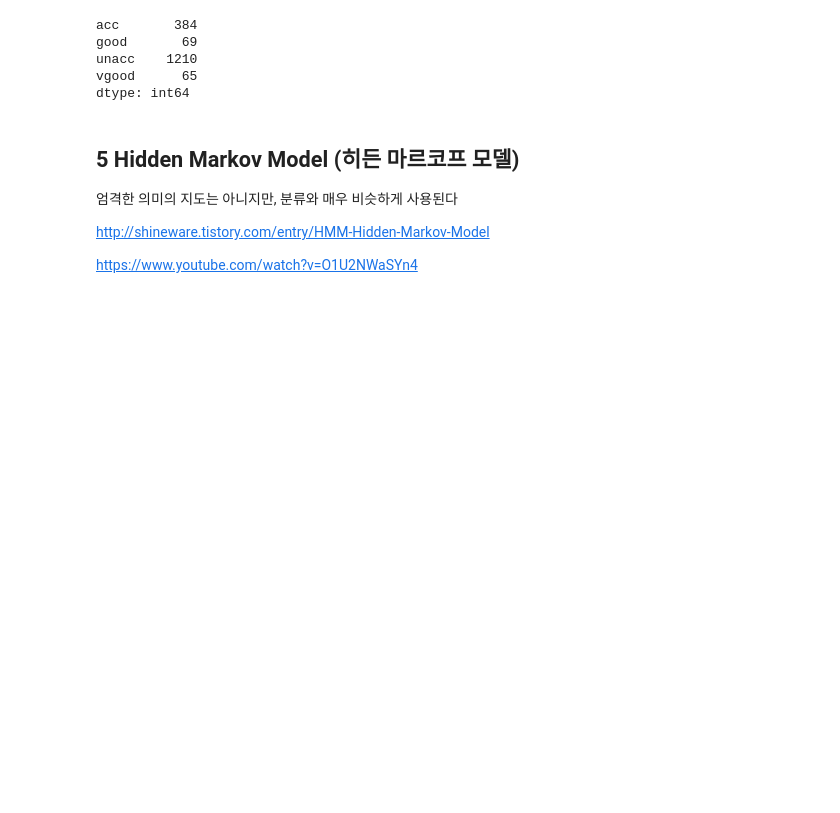
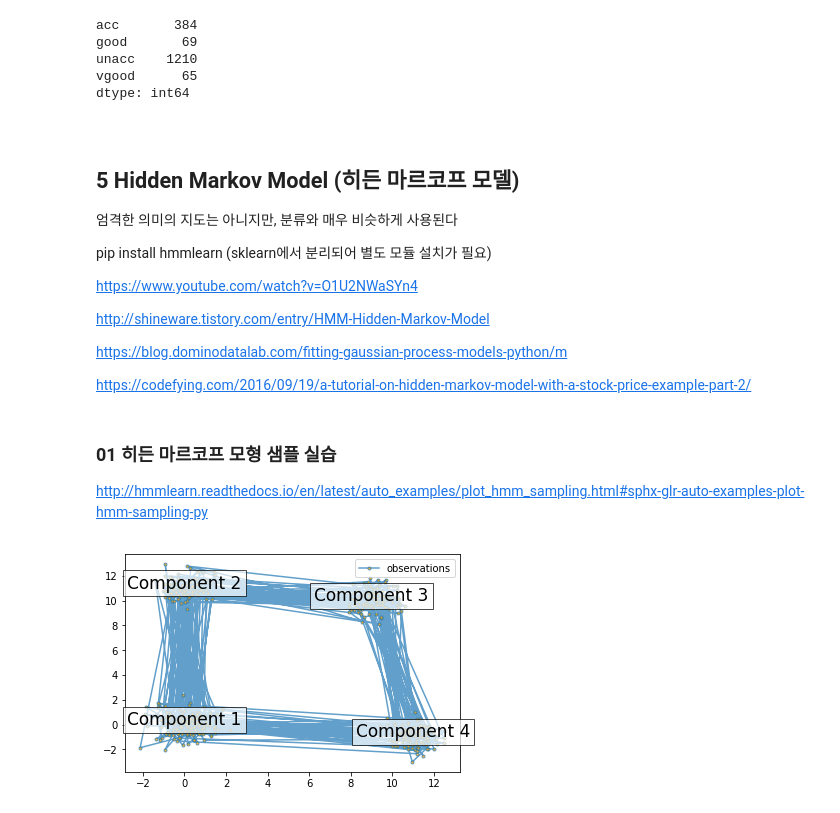
Before and after one commit to Queie/TensorFlow, a Jupyter notebook: Web/03.Supervised.ipynb, the cells around one changed output. Drawn from its saved outputs; the diff is of its cells as text; code cells hidden in the pictures; blank space fills up the shorter version.

```diff
--- a/Web/03.Supervised.ipynb
+++ b/Web/03.Supervised.ipynb
@@ -382,9 +421,56 @@ unacc    1210
 vgood      65
 dtype: int64
 # %% [markdown]
+<br></br>
 ## 5 Hidden Markov Model (히든 마르코프 모델)
 엄격한 의미의 지도는 아니지만, 분류와 매우 비슷하게 사용된다
 
+pip install hmmlearn (sklearn에서 분리되어 별도 모듈 설치가 필요)
+
+https://www.youtube.com/watch?v=O1U2NWaSYn4
+
 http://shineware.tistory.com/entry/HMM-Hidden-Markov-Model
 
-https://www.youtube.com/watch?v=O1U2NWaSYn4
+https://blog.dominodatalab.com/fitting-gaussian-process-models-python/m
+
+https://codefying.com/2016/09/19/a-tutorial-on-hidden-markov-model-with-a-stock-price-example-part-2/
+# %% [markdown]
+### 01 히든 마르코프 모형 샘플 실습
+http://hmmlearn.readthedocs.io/en/latest/auto_examples/plot_hmm_sampling.html#sphx-glr-auto-examples-plot-hmm-sampling-py
+# %%
+import numpy as np
+from hmmlearn import hmm
+# The transition matrix, note that there are no transitions possible
+# between component 1 and 3
+startprob = np.array([0.6, 0.3, 0.1, 0.0])
+transmat  = np.array([[0.7, 0.2, 0.0, 0.1], [0.3, 0.5, 0.2, 0.0],
+                      [0.0, 0.3, 0.5, 0.2], [0.2, 0.0, 0.2, 0.6]])
+means = np.array([[0.0,  0.0],  [0.0, 11.0],
+                  [9.0, 10.0],  [11.0, -1.0]])   # 개별값의 평균
+covars = .5 * np.tile(np.identity(2), (4, 1, 1)) # 개별값의 상관계수
+# %%
+model = hmm.GaussianHMM(n_components=4, covariance_type="full") # HMM 설정 : 파라미터 설정
+# 데이터 입력 : model.fit() 아닌 개별 메서드로 데이터를 입력
+model.startprob_ = startprob
+model.transmat_  = transmat
+model.means_     = means
+model.covars_    = covars
+# %%
+# Generate samples
+X, Z = model.sample(500)  # 삭제예정 모듈
+# Numpy로 데이터를 만들고는 싶은데 파라미터 설정값을 못 찾음
+# X = np.random.multivariate_normal(0,1, size=500)
+# Z = np.random.normal(size=500).shape
+# %%
+%matplotlib inline
+import matplotlib.pyplot as plt
+# 샘플 데이터를 시각화
+plt.plot(X[:, 0],  X[:, 1],  ".-",  label = "observations",
+         ms = 6,   mfc = "orange",  alpha = 0.7)
+# 라벨링 시각화
+for i, m in enumerate(means):
+    plt.text(m[0], m[1], 'Component %i' % (i + 1),  size = 17,
+             horizontalalignment = 'center', bbox = dict(alpha = .7, facecolor = 'w'))
+plt.legend(loc='best'); plt.show()
+# %% [output]
+[figure, added]
```
Also changed, not shown: parts of 53 cells of this notebook.
